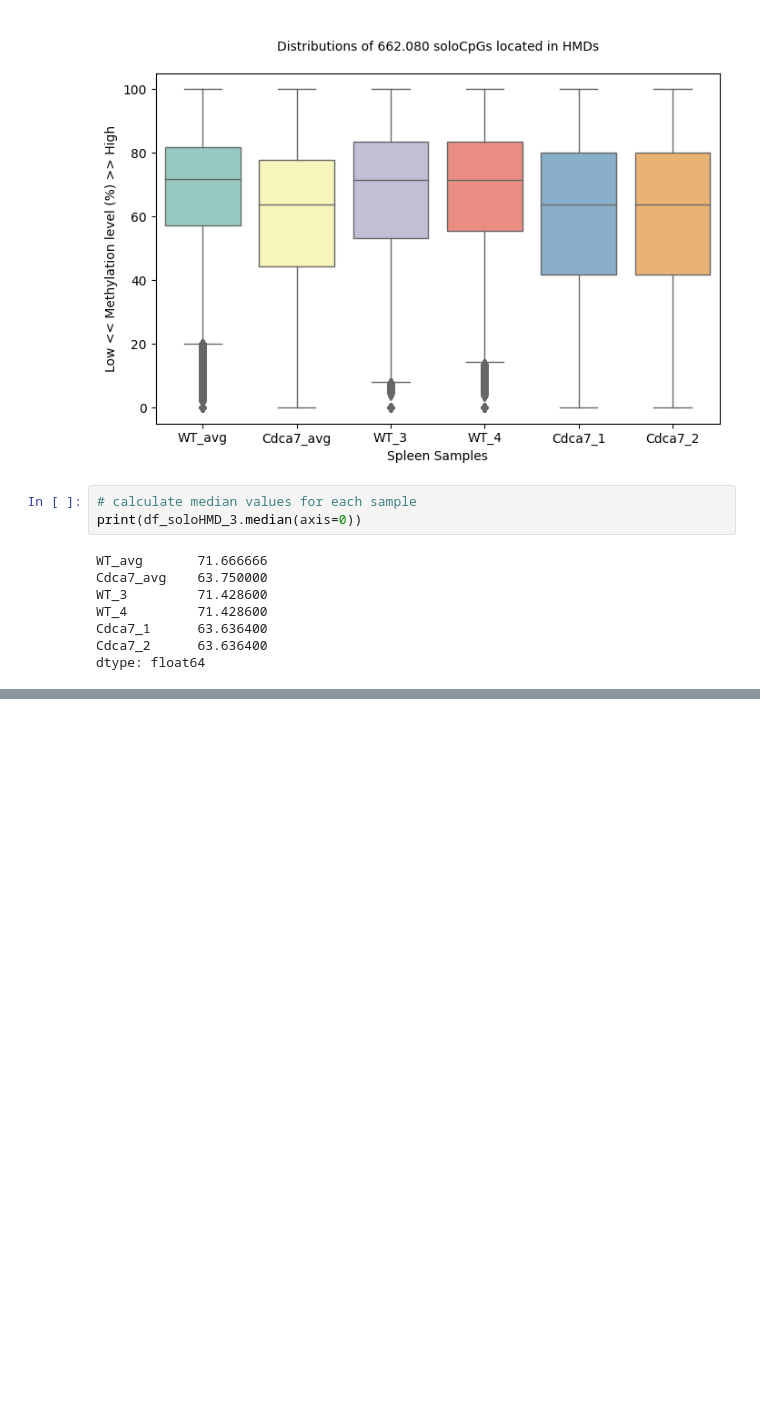
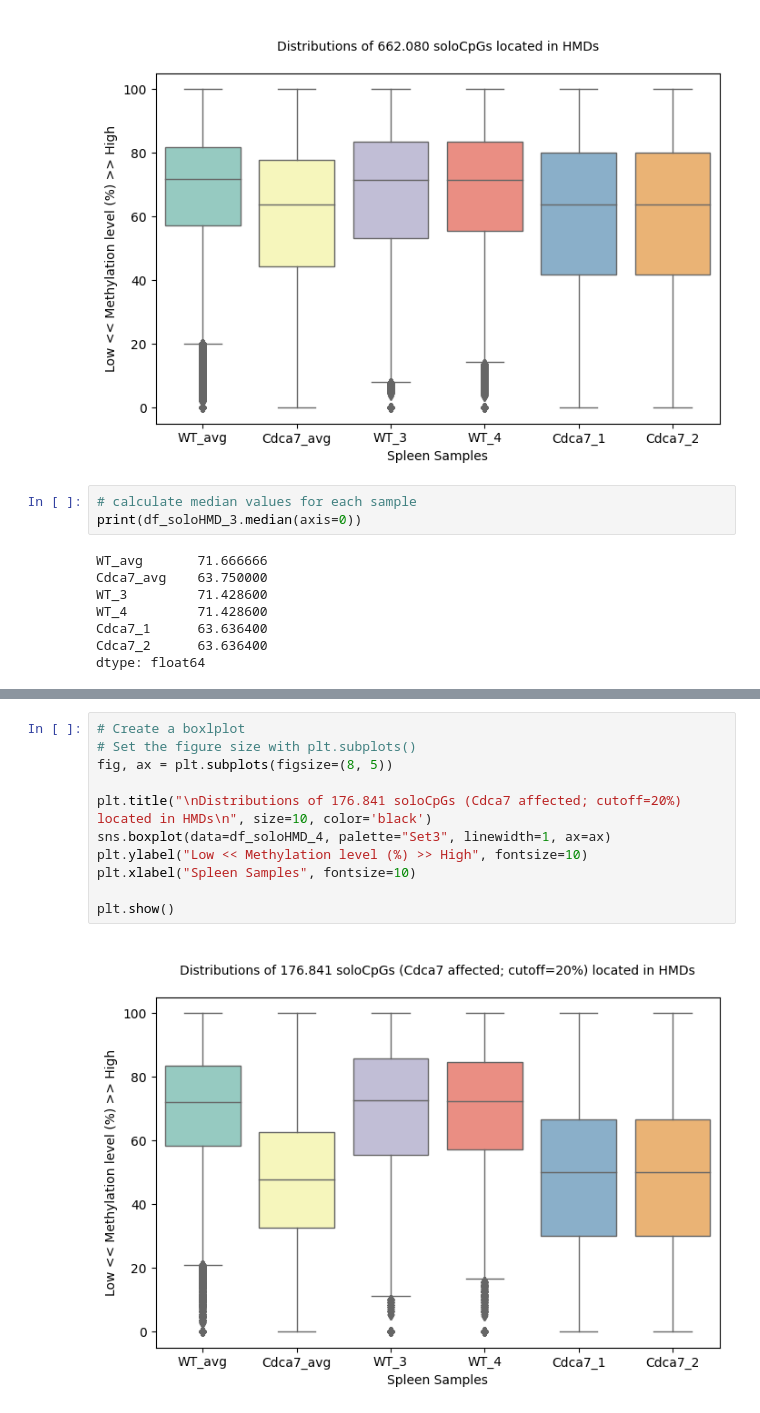
Before and after one commit to srkndgn/WGBS_spleen_soloCpGs, a Jupyter notebook: wgbs-spleen-solocpgs.ipynb, the cells around one changed output, grey strips where cells are left out. Saved outputs shown, nothing was run; the diff lists cells and outputs as text; blank space fills up the shorter version.

```diff
--- a/wgbs-spleen-solocpgs.ipynb
+++ b/wgbs-spleen-solocpgs.ipynb
@@ -331,0 +532,13 @@ dtype: float64
+# %%
+# Create a boxlplot
+# Set the figure size with plt.subplots()
+fig, ax = plt.subplots(figsize=(8, 5))
+
+plt.title("\nDistributions of 176.841 soloCpGs (Cdca7 affected; cutoff=20%) located in HMDs\n", size=10, color='black')
+sns.boxplot(data=df_soloHMD_4, palette="Set3", linewidth=1, ax=ax)
+plt.ylabel("Low << Methylation level (%) >> High", fontsize=10)
+plt.xlabel("Spleen Samples", fontsize=10)
+
+plt.show()
+# %% [output]
+[figure, added]
```
Also changed, not shown: parts of 13 cells of this notebook.
